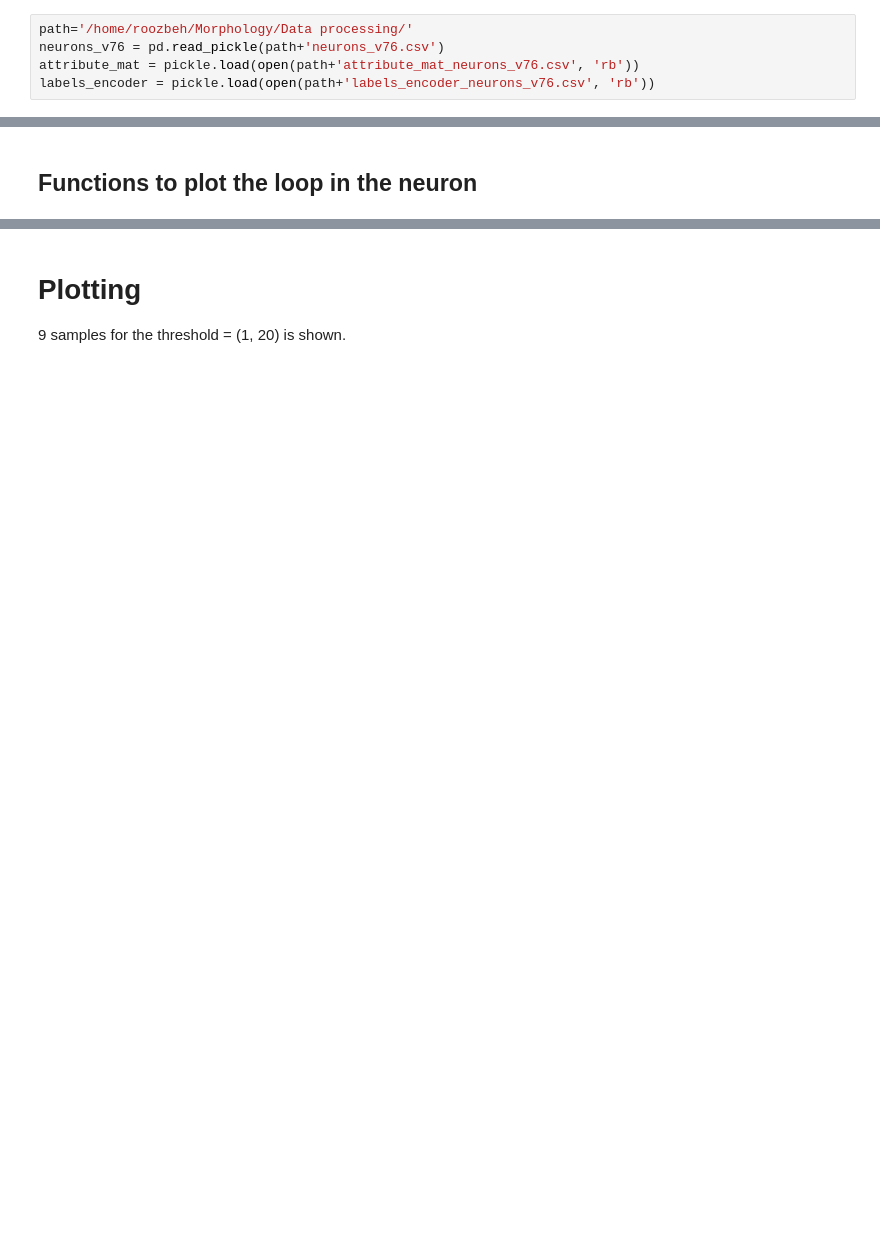
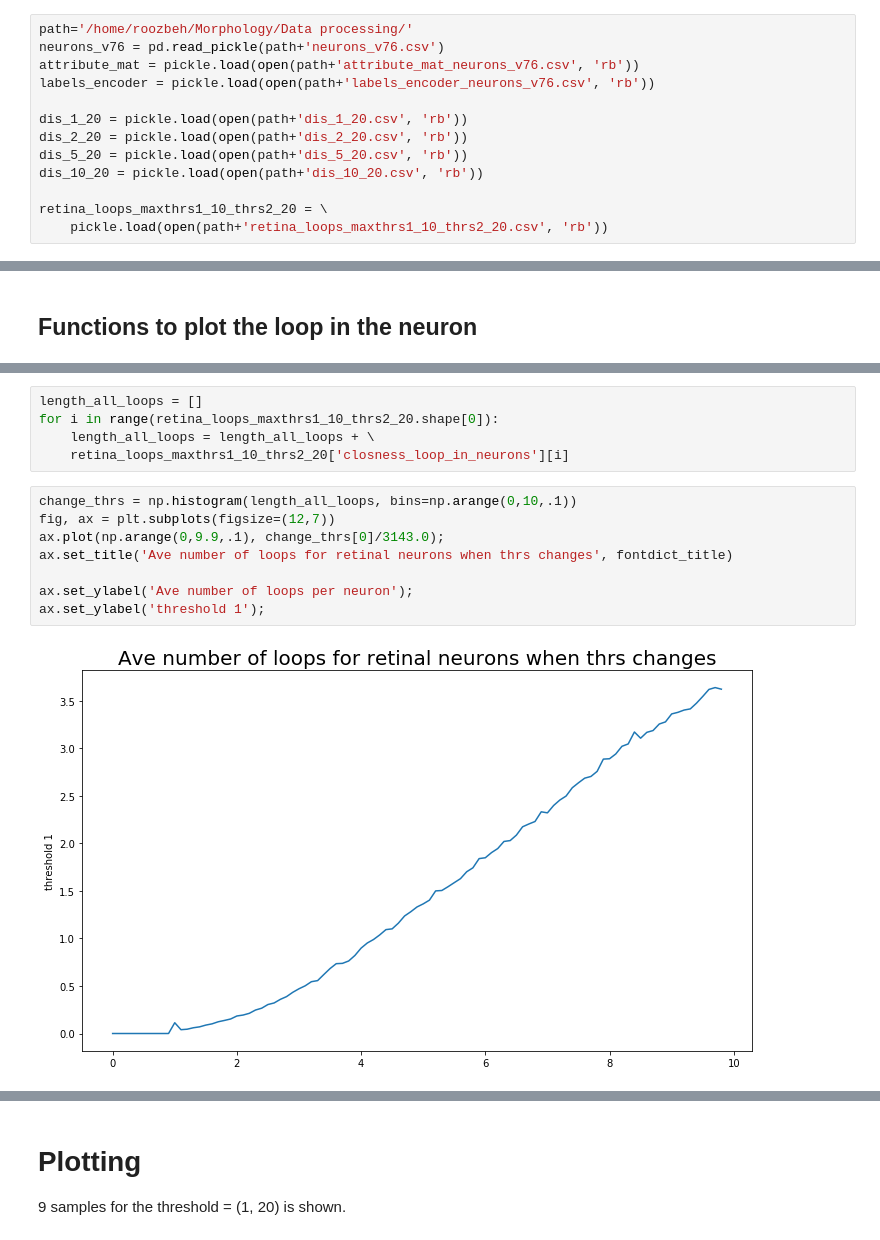
Before and after one commit to BonsaiNet/Reconstructing-neuron-dynamics, a Jupyter notebook: Loops+in+neuromorpho.ipynb, the cells around one changed output, grey strips where cells are left out. Cells and saved outputs as stored; diff of their text form; blank space fills up the shorter version.

```diff
--- a/Loops+in+neuromorpho.ipynb
+++ b/Loops+in+neuromorpho.ipynb
@@ -50,6 +51,14 @@ path='/home/roozbeh/Morphology/Data processing/'
 neurons_v76 = pd.read_pickle(path+'neurons_v76.csv')
 attribute_mat = pickle.load(open(path+'attribute_mat_neurons_v76.csv', 'rb'))
 labels_encoder = pickle.load(open(path+'labels_encoder_neurons_v76.csv', 'rb'))
+
+dis_1_20 = pickle.load(open(path+'dis_1_20.csv', 'rb'))
+dis_2_20 = pickle.load(open(path+'dis_2_20.csv', 'rb'))
+dis_5_20 = pickle.load(open(path+'dis_5_20.csv', 'rb'))
+dis_10_20 = pickle.load(open(path+'dis_10_20.csv', 'rb'))
+
+retina_loops_maxthrs1_10_thrs2_20 = \
+    pickle.load(open(path+'retina_loops_maxthrs1_10_thrs2_20.csv', 'rb'))
 # %% [markdown]
 ## Functions to get loops
 
@@ -488,0 +593,15 @@ def plot_2D(neuron,
+# %%
+length_all_loops = []
+for i in range(retina_loops_maxthrs1_10_thrs2_20.shape[0]):
+    length_all_loops = length_all_loops + \
+    retina_loops_maxthrs1_10_thrs2_20['closness_loop_in_neurons'][i]
+# %%
+change_thrs = np.histogram(length_all_loops, bins=np.arange(0,10,.1))
+fig, ax = plt.subplots(figsize=(12,7))
+ax.plot(np.arange(0,9.9,.1), change_thrs[0]/3143.0);
+ax.set_title('Ave number of loops for retinal neurons when thrs changes', fontdict_title)
+
+ax.set_ylabel('Ave number of loops per neuron');
+ax.set_ylabel('threshold 1');
+# %% [output]
+[figure, added]
```
Also changed, not shown: parts of 21 cells of this notebook.
